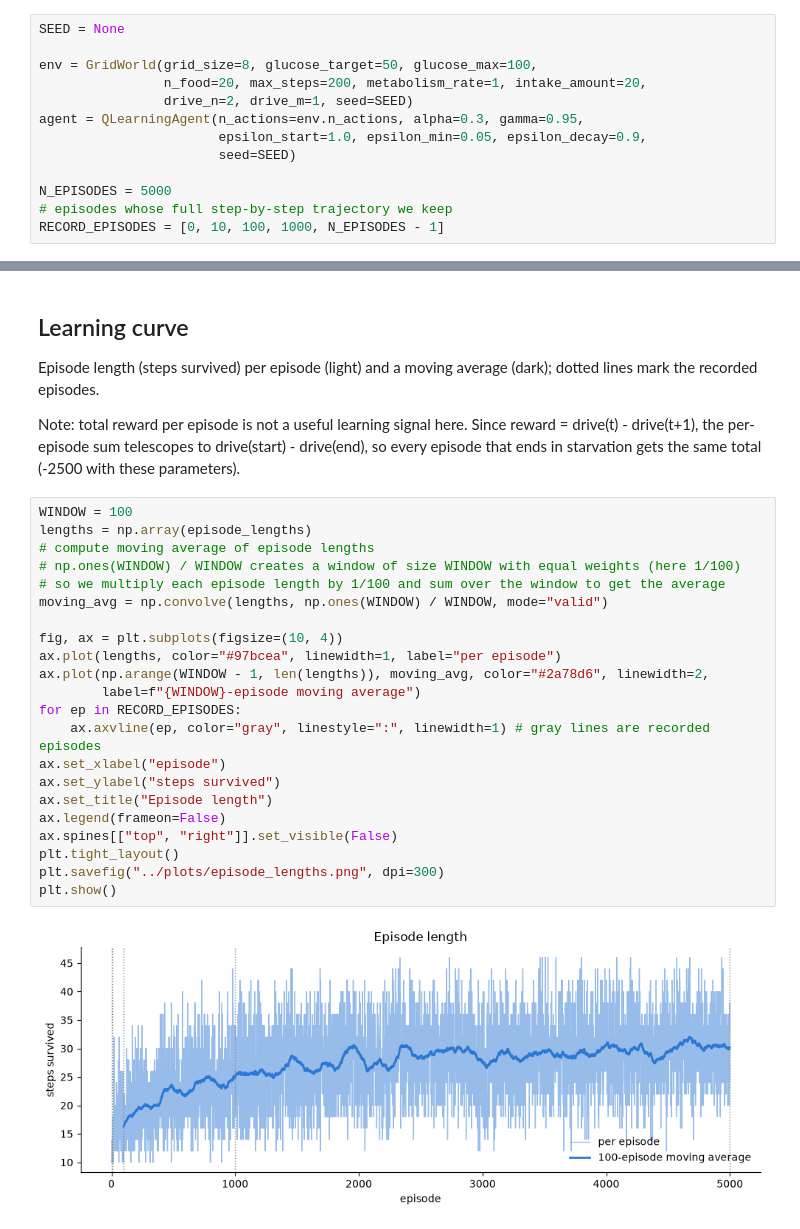
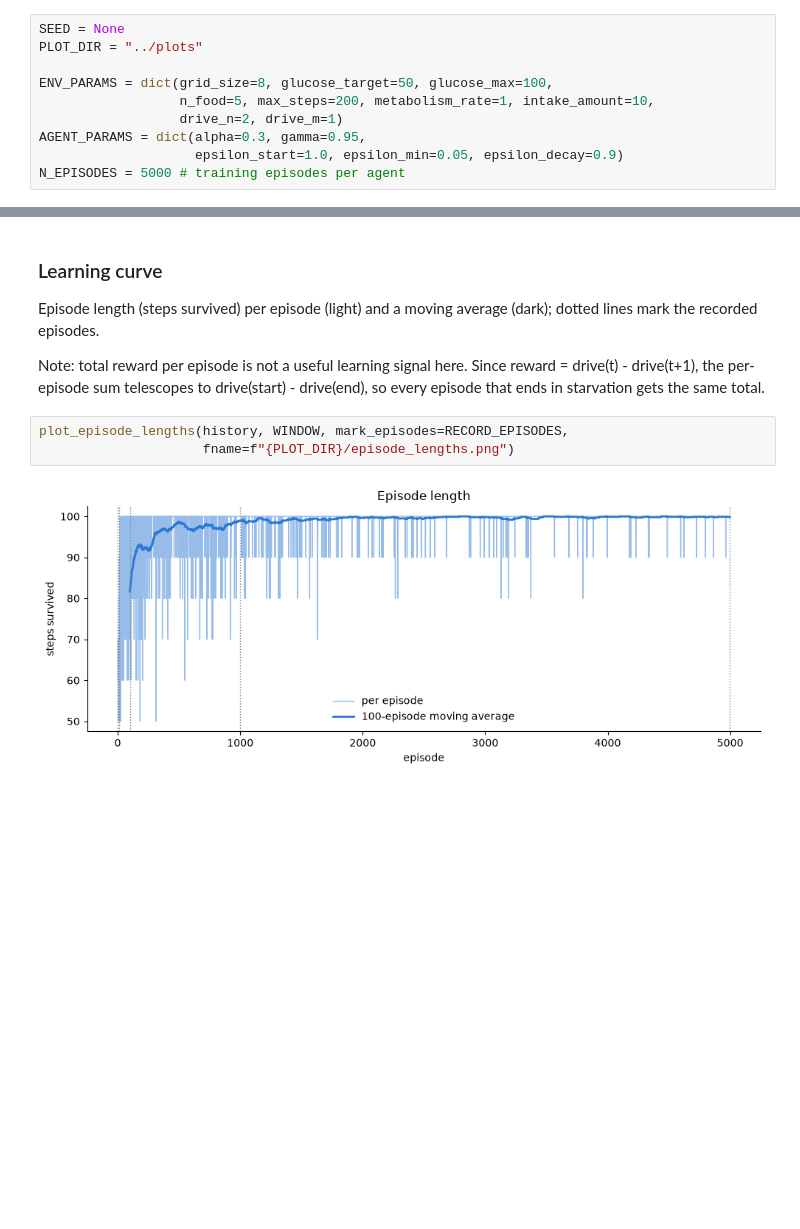
Before and after one commit to JuanMendez163/embodied_organs, a Jupyter notebook: notebooks/qlearning.ipynb, the cells around one changed output, grey strips where cells are left out. Cells and saved outputs as stored; diff of their text form; blank space fills up the shorter version.

Commit message:
Transfer learning experiment; reformatting notebook to have plotting functions in analysis.py; eliminated starvation reward

```diff
--- a/notebooks/qlearning.ipynb
+++ b/notebooks/qlearning.ipynb
@@ -25,14 +38,11 @@ Same parameters as the `__main__` block of `QLearningAgent.py`.
 # %%
 SEED = None
+PLOT_DIR = "../plots"
 
-env = GridWorld(grid_size=8, glucose_target=50, glucose_max=100,
-                n_food=20, max_steps=200, metabolism_rate=1, intake_amount=20,
-                drive_n=2, drive_m=1, seed=SEED)
-agent = QLearningAgent(n_actions=env.n_actions, alpha=0.3, gamma=0.95,
-                       epsilon_start=1.0, epsilon_min=0.05, epsilon_decay=0.9,
-                       seed=SEED)
-
-N_EPISODES = 5000
-# episodes whose full step-by-step trajectory we keep
-RECORD_EPISODES = [0, 10, 100, 1000, N_EPISODES - 1]
+ENV_PARAMS = dict(grid_size=8, glucose_target=50, glucose_max=100,
+                  n_food=5, max_steps=200, metabolism_rate=1, intake_amount=10,
+                  drive_n=2, drive_m=1)
+AGENT_PARAMS = dict(alpha=0.3, gamma=0.95,
+                    epsilon_start=1.0, epsilon_min=0.05, epsilon_decay=0.9)
+N_EPISODES = 5000 # training episodes per agent
 # %% [markdown]
@@ -175,30 +81,11 @@ greedy: 48 steps, total reward -2500.0  (Agent starved to death.)
 # %% [markdown]
-## Learning curve
+### Learning curve
 Episode length (steps survived) per episode (light) and a moving average (dark); dotted lines mark the recorded episodes.
 
-Note: total reward per episode is not a useful learning signal here. Since reward = drive(t) - drive(t+1), the per-episode sum telescopes to drive(start) - drive(end), so every episode that ends in starvation gets the same total (-2500 with these parameters).
+Note: total reward per episode is not a useful learning signal here. Since reward = drive(t) - drive(t+1), the per-episode sum telescopes to drive(start) - drive(end), so every episode that ends in starvation gets the same total.
 # %%
-WINDOW = 100
-lengths = np.array(episode_lengths)
-# compute moving average of episode lengths
-# np.ones(WINDOW) / WINDOW creates a window of size WINDOW with equal weights (here 1/100)
-# so we multiply each episode length by 1/100 and sum over the window to get the average
-moving_avg = np.convolve(lengths, np.ones(WINDOW) / WINDOW, mode="valid")
-
-fig, ax = plt.subplots(figsize=(10, 4))
-ax.plot(lengths, color="#97bcea", linewidth=1, label="per episode")
-ax.plot(np.arange(WINDOW - 1, len(lengths)), moving_avg, color="#2a78d6", linewidth=2,
-        label=f"{WINDOW}-episode moving average")
-for ep in RECORD_EPISODES:
-    ax.axvline(ep, color="gray", linestyle=":", linewidth=1) # gray lines are recorded episodes
-ax.set_xlabel("episode")
-ax.set_ylabel("steps survived")
-ax.set_title("Episode length")
-ax.legend(frameon=False)
-ax.spines[["top", "right"]].set_visible(False)
-plt.tight_layout()
-plt.savefig("../plots/episode_lengths.png", dpi=300)
-plt.show()
+plot_episode_lengths(history, WINDOW, mark_episodes=RECORD_EPISODES,
+                     fname=f"{PLOT_DIR}/episode_lengths.png")
 # %% [output]
-[figure, old version]
+[figure, new version]
 # %% [markdown]
```
Also changed, not shown: parts of 26 cells of this notebook, 3 other files.
